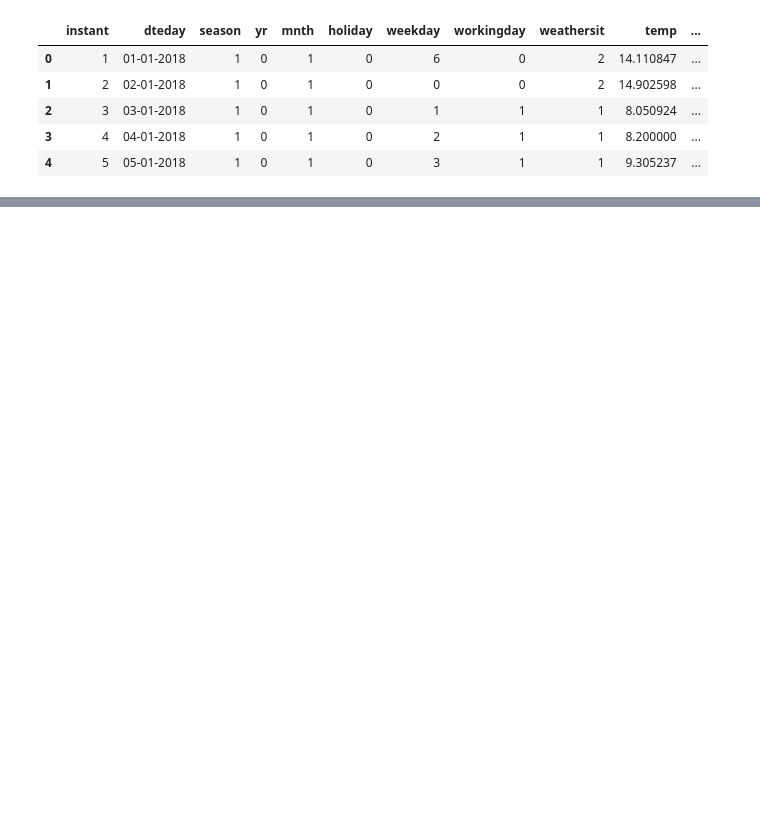
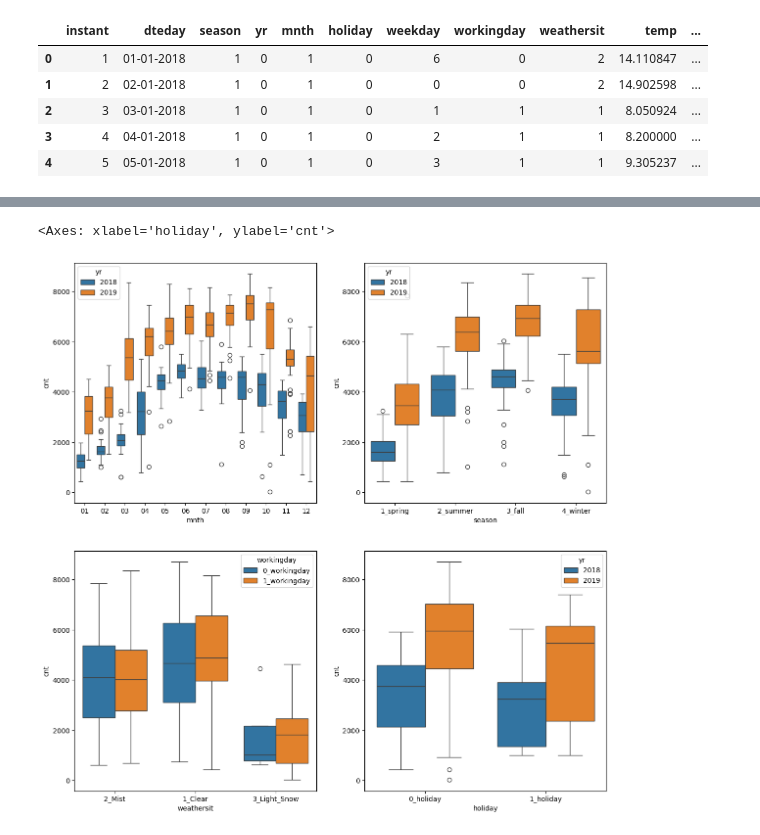
Before and after one commit to nguyenhoangthangbt/BikeSharing_CaseStudy, a Jupyter notebook: BikeSharing.ipynb, the cells around one changed output, grey strips where cells are left out. Cells and saved outputs as stored; diff of their text form; code cells hidden in the pictures; blank space fills up the shorter version.

```diff
--- a/BikeSharing.ipynb
+++ b/BikeSharing.ipynb
@@ -95,0 +131,15 @@ Name: cnt, dtype: int64
+# %%
+# import seaborn as sb, matplotlib.pyplot as plt
+plt.figure(figsize=(14,14))
+
+plt.subplot(2,2,1)
+sb.boxplot(data=df,y='cnt',x='mnth',hue='yr')
+plt.subplot(2,2,2)
+sb.boxplot(data=df,y='cnt',x='season',hue='yr')
+plt.subplot(2,2,3)
+sb.boxplot(data=df,y='cnt',x='weathersit',hue='workingday')
+plt.subplot(2,2,4)
+sb.boxplot(data=df,y='cnt',x='holiday',hue='yr')
+# %% [output]
+<Axes: xlabel='holiday', ylabel='cnt'>
+[figure, added]
```
Also changed, not shown: parts of 42 cells of this notebook.
